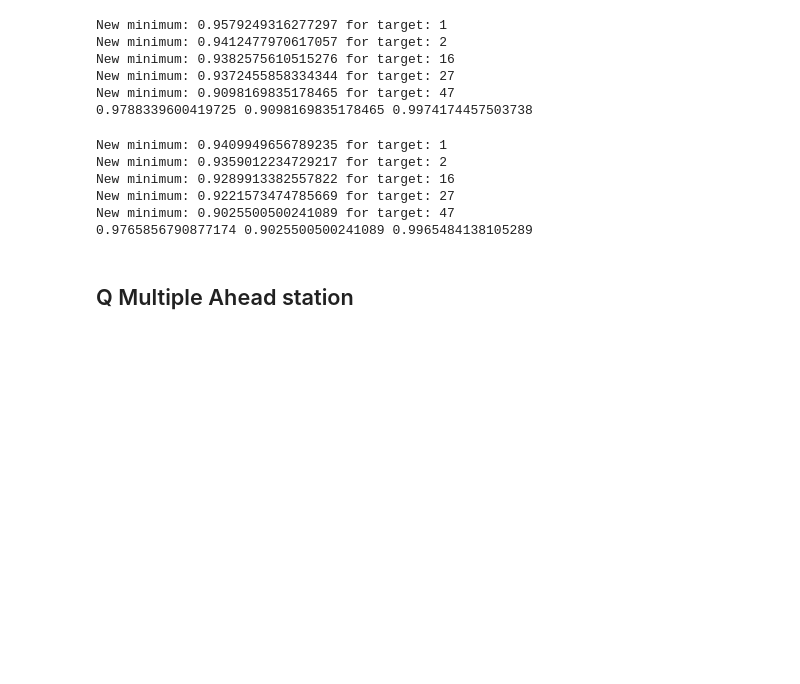
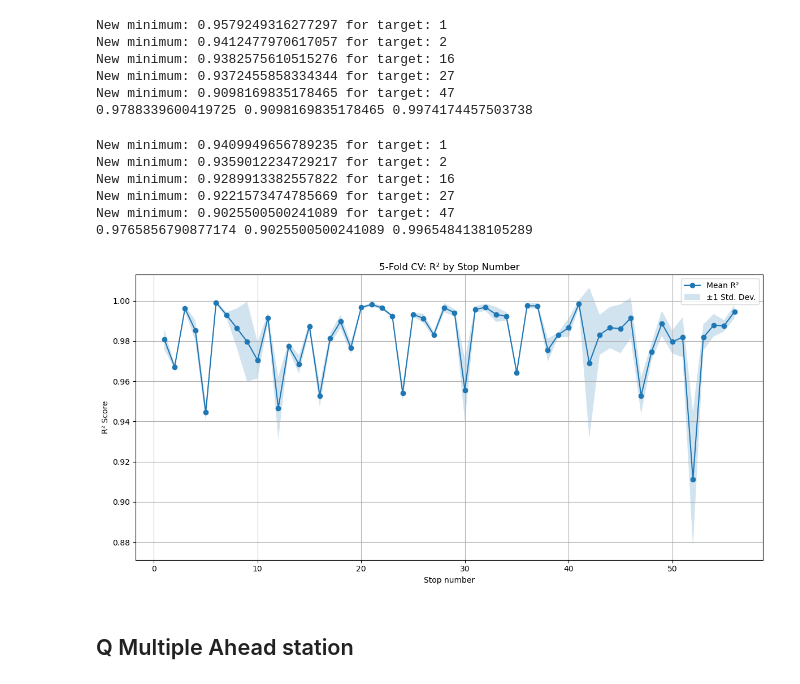
Before and after one commit to LeiY769/DataProject, a Jupyter notebook: Modeling/q_station.ipynb, the cells around one changed output. Drawn from its saved outputs; the diff is of its cells as text; code cells hidden in the pictures; blank space fills up the shorter version.

Commit message:
add uncertainty

```diff
--- a/Modeling/q_station.ipynb
+++ b/Modeling/q_station.ipynb
@@ -410,3 +446,33 @@ New minimum: 0.9025500500241089 for target: 47
+# %%
+n_splits = 5
+all_r2 = []
+all_variances = []
+
+for stop in range(56):
+    target = [stop + 1]
+    r2_scores, variances = testing_target2_with_uncertainty_kfold(target, trajet_valid_df, stop, n_splits=n_splits)
+    all_r2.append(r2_scores[0])
+    all_variances.append(variances[0])
+
+all_r2 = np.array(all_r2)
+all_variances = np.array(all_variances)
+
+mean_r2 = np.mean(all_r2, axis=1)
+std_r2 = np.std(all_r2, axis=1)
+stops = np.arange(1, 57)
+
+plt.figure(figsize=(12, 6))
+plt.plot(stops, mean_r2, marker='o', label='Mean R²')
+plt.fill_between(stops, mean_r2 - std_r2, mean_r2 + std_r2, alpha=0.2, label='±1 Std. Dev.')
+plt.xlabel('Stop number')
+plt.ylabel('R² Score')
+plt.title(f'{n_splits}-Fold CV: R² by Stop Number')
+plt.legend()
+plt.grid(True)
+plt.tight_layout()
+plt.show()
+# %% [output]
+[figure, added]
 # %% [markdown]
 ## Q Multiple Ahead station
 # %%
```
Also changed, not shown: parts of 4 cells of this notebook, 1 other file.
